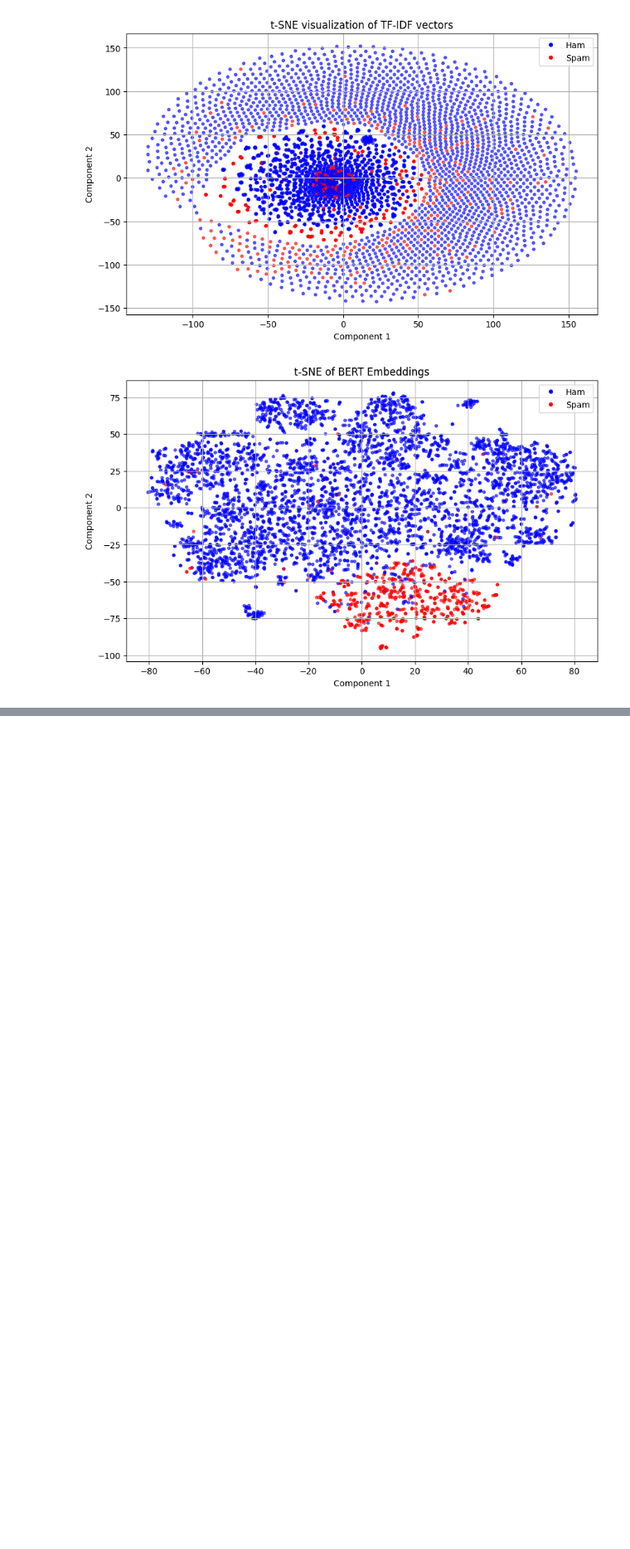
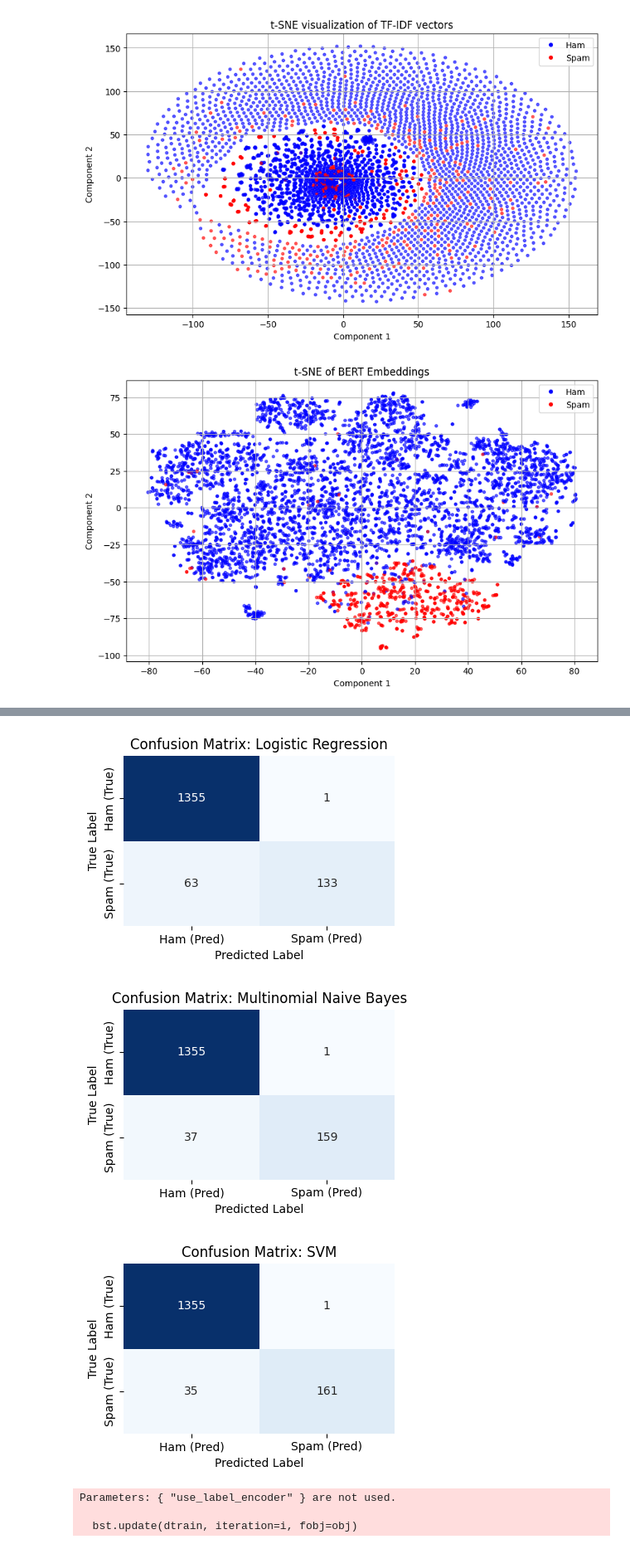
Before and after one commit to RichieMonkeyNinja/sms-spam, a Jupyter notebook: main_organized.ipynb, the cells around one changed output, grey strips where cells are left out. Shown at 83% size. Saved outputs shown, nothing was run; the diff lists cells and outputs as text; code cells hidden in the pictures; blank space fills up the shorter version.

```diff
--- a/main_organized.ipynb
+++ b/main_organized.ipynb
@@ -337,0 +593,49 @@ from xgboost
+# %%
+# Define models
+from sklearn.naive_bayes import MultinomialNB
+
+models_tfidf = {
+    'Logistic Regression': LogisticRegression(max_iter=1000),
+    'Multinomial Naive Bayes': MultinomialNB(),
+    'SVM': SVC(probability=True),
+    'XGBoost': XGBClassifier(use_label_encoder = False, eval_metric = 'logloss')
+}
+
+for name, model in models_tfidf.items():
+    model.fit(X_train_tfidf, y_train)
+    preds = model.predict(X_test_tfidf)
+    probs = model.predict_proba(X_test_tfidf)[:, 1]
+
+    cm = confusion_matrix(y_test, preds)
+    plt.figure(figsize=(4,3))
+    sns.heatmap(
+        cm,
+        annot = True, fmt = 'd', cmap = 'Blues', cbar = False,
+        xticklabels=['Ham (Pred)', 'Spam (Pred)'],
+        yticklabels=['Ham (True)', 'Spam (True)']
+    )
+    plt.title(f'Confusion Matrix: {name}')
+    plt.xlabel('Predicted Label')
+    plt.ylabel("True Label")
+    plt.tight_layout()
+    plt.show()
+
+    results.append({
+        'Model': f"{name} (TF-IDF)",
+        'Accuracy': accuracy_score(y_test, preds),
+        'Precision': precision_score(y_test, preds),
+        'Recall': recall_score(y_test, preds),
+        'F1 Score': f1_score(y_test, preds),
+        'F1 Macro': f1_score(y_test, preds, average = 'macro'),
+        'ROC AUC': roc_auc_score(y_test, probs)
+    })
+
+metrics_df = pd.DataFrame(results)
+display(metrics_df)
+# %% [output]
+[figure, added]
+[figure, added]
+[figure, added]
+Parameters: { "use_label_encoder" } are not used.
+
+  bst.update(dtrain, iteration=i, fobj=obj)
```
Also changed, not shown: parts of 8 cells of this notebook, 7 other files.
